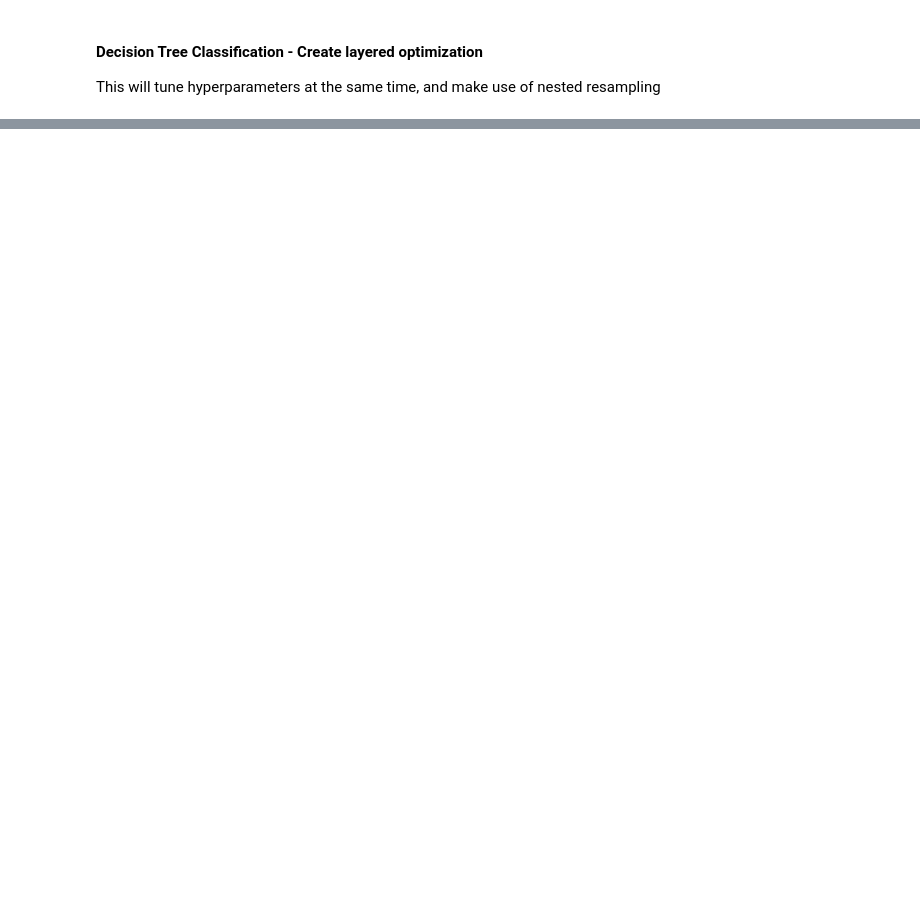
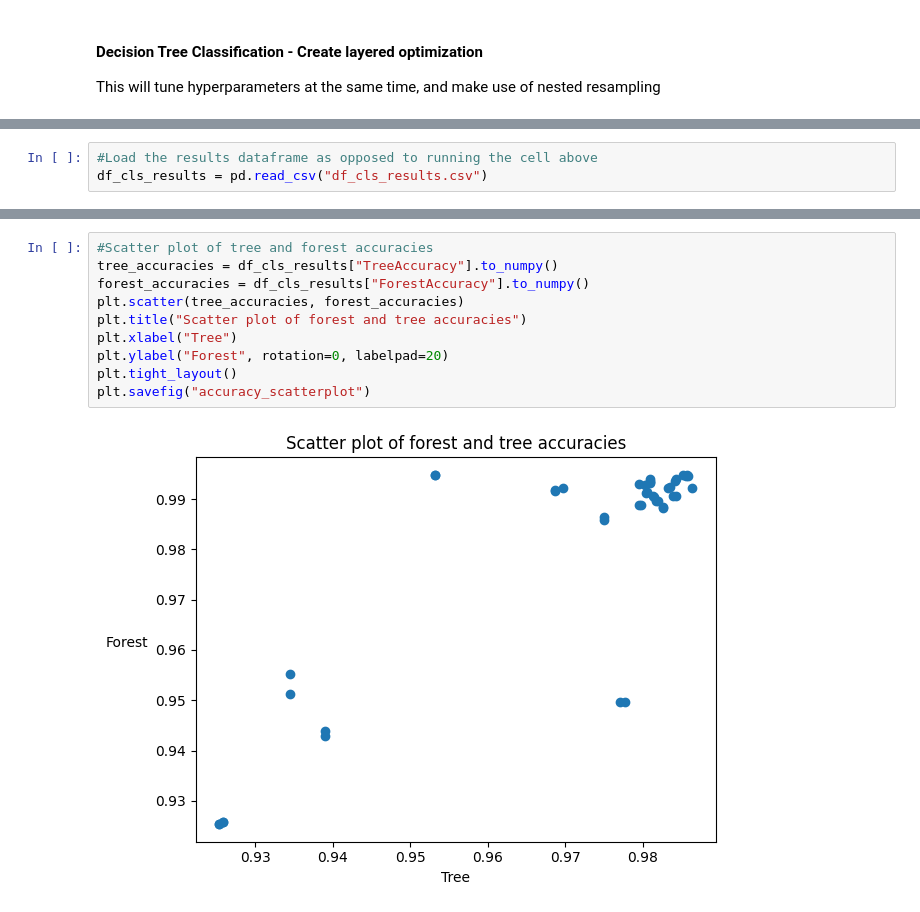
Before and after one commit to COSC5557/pipeline-optimization-Mikey-E, a Jupyter notebook: pipe.ipynb, the cells around one changed output, grey strips where cells are left out. Cells and saved outputs as stored; diff of their text form; blank space fills up the shorter version.

```diff
--- a/pipe.ipynb
+++ b/pipe.ipynb
@@ -390,0 +457,3 @@ KeyboardInterrupt:
+# %%
+#Load the results dataframe as opposed to running the cell above
+df_cls_results = pd.read_csv("df_cls_results.csv")
@@ -390,0 +488,12 @@ KeyboardInterrupt:
+# %%
+#Scatter plot of tree and forest accuracies
+tree_accuracies = df_cls_results["TreeAccuracy"].to_numpy()
+forest_accuracies = df_cls_results["ForestAccuracy"].to_numpy()
+plt.scatter(tree_accuracies, forest_accuracies)
+plt.title("Scatter plot of forest and tree accuracies")
+plt.xlabel("Tree")
+plt.ylabel("Forest", rotation=0, labelpad=20)
+plt.tight_layout()
+plt.savefig("accuracy_scatterplot")
+# %% [output]
+[figure, added]
```
Also changed, not shown: parts of 7 cells of this notebook, 4 other files.
